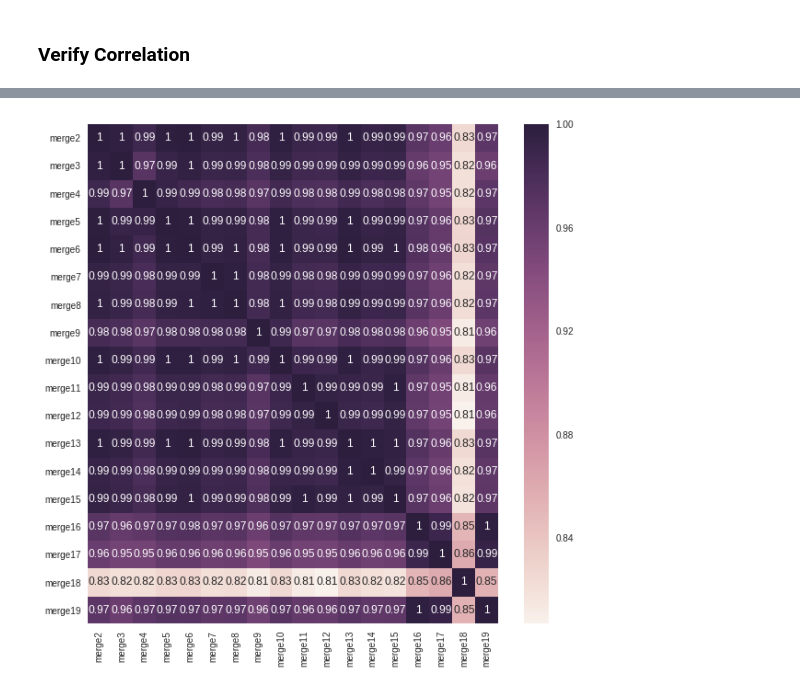
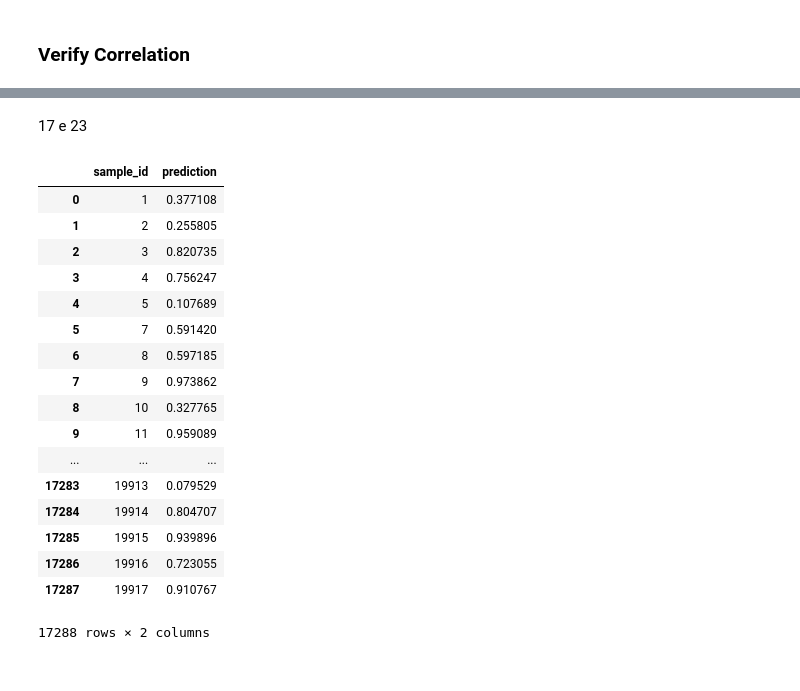
Before and after one commit to wandersoncferreira/DataScienceGame2017, a Jupyter notebook: moneda/Merge Submissions.ipynb, the cells around one changed output, grey strips where cells are left out. Cells and saved outputs as stored; diff of their text form; code cells hidden in the pictures.

```diff
--- a/moneda/Merge Submissions.ipynb
+++ b/moneda/Merge Submissions.ipynb
@@ -337,7 +340,7 @@ submissions_to_consider = ["note18_2.csv.gz",
                            "rand_2_models_threshold_5.csv.gz",
                            "note12_4.csv.gz"]
 
-submissions_to_consider = ["merge" + str(i) + ".csv.gz" for i in range(2, 20)]
+submissions_to_consider = ["merge" + str(i) + ".csv.gz" for i in range(2, 26)]
 corr_df = pd.DataFrame()
 
 for submission in submissions_to_consider:
@@ -349,8 +352,6 @@ import matplotlib.pyplot as plt
 plt.figure(figsize=(12, 10))
 sns.heatmap(corr_df.corr(), annot=True)
 plt.show()
-# %% [output]
-[figure, removed]
 # %%
 a = pd.read_csv("merge17.csv.gz")["is_listened"].values
 b = pd.read_csv("merge18.csv.gz")["is_listened"].values
@@ -376,3 +377,5 @@ d = pd.read_csv("rand_2_models_threshold_30.csv.gz")["is_listened"].values
 e = 0.25 * a + 0.3 * b + 0.2* c + 0.05*c2 + 0.2*d
 
 build_kaggle_submission(e, "merge23")
+# %% [markdown]
+17 e 23
@@ -378,0 +387,23 @@ build_kaggle_submission(e, "merge23")
+# %%
+test = pd.merge(test, ts, on="user_id_id")
+# %%
+test[["sample_id", "prediction"]]
+# %% [output]
+|  | sample_id | prediction |
+| 0 | 1 | 0.377108 |
+| 1 | 2 | 0.255805 |
+| 2 | 3 | 0.820735 |
+| 3 | 4 | 0.756247 |
+| 4 | 5 | 0.107689 |
+| 5 | 7 | 0.591420 |
+| 6 | 8 | 0.597185 |
+| 7 | 9 | 0.973862 |
+| 8 | 10 | 0.327765 |
+| 9 | 11 | 0.959089 |
+| ... | ... | ... |
+| 17283 | 19913 | 0.079529 |
+| 17284 | 19914 | 0.804707 |
+| 17285 | 19915 | 0.939896 |
+| 17286 | 19916 | 0.723055 |
+| 17287 | 19917 | 0.910767 |
+17288 rows × 2 columns
```
Also changed, not shown: parts of 7 cells of this notebook, 12 other files.
